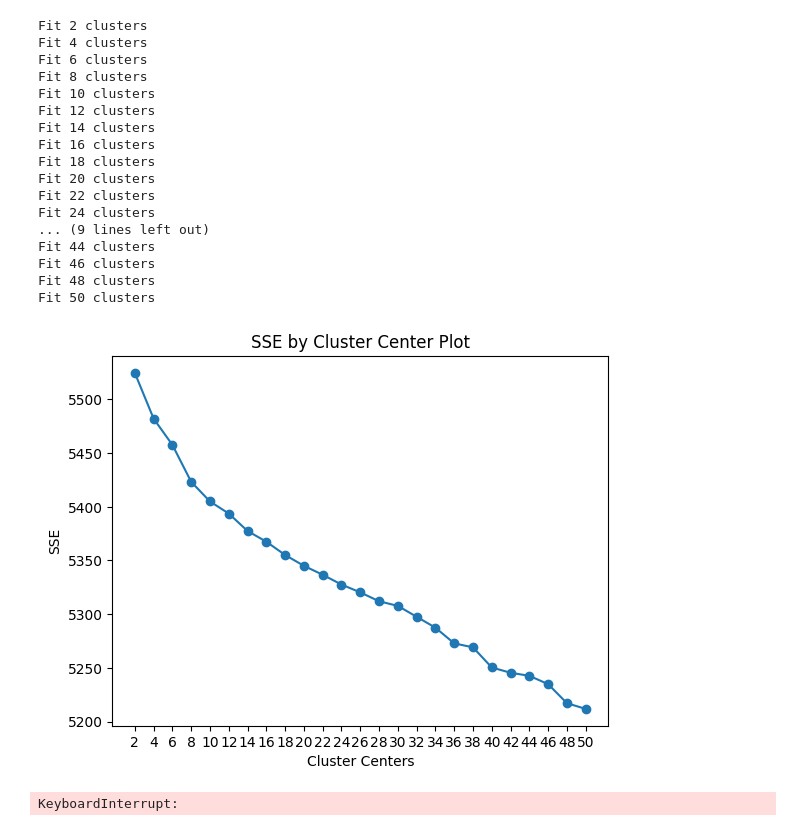
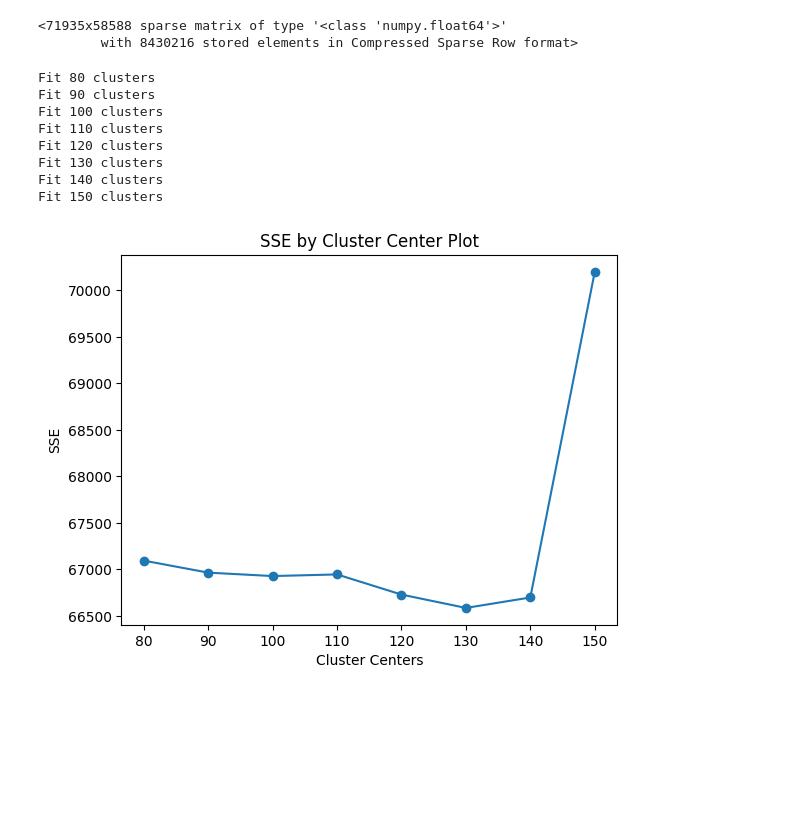
Before and after one commit to Lazlo420/Text_Matching-AnaWeb, a Jupyter notebook: Contenido/modelo.ipynb, the cells around one changed output. Drawn from its saved outputs; the diff is of its cells as text; code cells hidden in the pictures; blank space fills up the shorter version.

```diff
--- a/Contenido/modelo.ipynb
+++ b/Contenido/modelo.ipynb
@@ -41,0 +28,2 @@ test
+# %%
+concateado=pd.concat([df_comercio,df_correo],axis=0)
@@ -41,0 +32,3 @@ test
+# %%
+concateado['cuerpo'].fillna('', inplace=True)
+concateado.head()
@@ -42,48 +48,41 @@ test
 # %%
-from sklearn.feature_extraction.text import TfidfVectorizer
-from time import time
-
 tfidf = TfidfVectorizer(
     max_df=0.9,
     min_df=5,
 )
-tfidf.fit(test.cuerpo)
-text = tfidf.transform(test.cuerpo)
+tfidf.fit(concateado.cuerpo)
+text = tfidf.transform(concateado.cuerpo)
+# %%
+text
+# %% [output]
+<71935x58588 sparse matrix of type '<class 'numpy.float64'>'
+        with 8430216 stored elements in Compressed Sparse Row format>
 # %%
 def find_optimal_clusters(data, max_k):
-    iters = range(2, max_k+1, 2)
+    iters = range(80, max_k+1, 10)
 
     sse = []
     for k in iters:
         sse.append(MiniBatchKMeans(n_clusters=k, init_size=1024, batch_size=2048, random_state=20).fit(data).inertia_)
         print('Fit {} clusters'.format(k))
 
     f, ax = plt.subplots(1, 1)
     ax.plot(iters, sse, marker='o')
     ax.set_xlabel('Cluster Centers')
     ax.set_xticks(iters)
     ax.set_xticklabels(iters)
     ax.set_ylabel('SSE')
     ax.set_title('SSE by Cluster Center Plot')
 
-find_optimal_clusters(text, 50)
+find_optimal_clusters(text, 150)
 # %% [output]
-Fit 2 clusters
-Fit 4 clusters
-Fit 6 clusters
-Fit 8 clusters
-Fit 10 clusters
-Fit 12 clusters
-Fit 14 clusters
-Fit 16 clusters
-Fit 18 clusters
-Fit 20 clusters
-Fit 22 clusters
-Fit 24 clusters
-... (9 lines left out)
-Fit 44 clusters
-Fit 46 clusters
-Fit 48 clusters
-Fit 50 clusters
+Fit 80 clusters
+Fit 90 clusters
+Fit 100 clusters
+Fit 110 clusters
+Fit 120 clusters
+Fit 130 clusters
+Fit 140 clusters
+Fit 150 clusters
-[figure, old version]
+[figure, new version]
 # %%
@@ -91,26 +90 @@ n=10
 clusters = MiniBatchKMeans(n_clusters=n, init_size=1024, batch_size=2048, random_state=20).fit_predict(text)
-# %%
-import pandas as pd
-from sklearn.feature_extraction.text import TfidfVectorizer
-from sklearn.cluster import MiniBatchKMeans
-from sklearn.manifold import TSNE
-import plotly.express as px
-
-# Paso 3: Reducción de dimensionalidad t-SNE a 2D
-tsne = TSNE(n_components=2, random_state=42, perplexity=30, n_iter=1000)
-tsne_results = tsne.fit_transform(tfidf_matrix.toarray())
-
-# Convertir a DataFrame para facilitar la manipulación
-tsne_df = pd.DataFrame(tsne_results, columns=['tsne1', 'tsne2'])
-tsne_df['cluster'] = clusters
-
-# Agregar los atributos adicionales que deseas mostrar al pasar el cursor
-tsne_df['Atributo1'] = ['valor1'] * len(tsne_df)
-tsne_df['Atributo2'] = ['valor2'] * len(tsne_df)
-
-# Paso 4: Crear el gráfico interactivo con Plotly Express
-fig = px.scatter(tsne_df, x='tsne1', y='tsne2', color='cluster', hover_data=['Atributo1', 'Atributo2'])
-fig.update_layout(title='Visualización t-SNE de los clusters TF-IDF')
-fig.show()
-# %% [output]
-KeyboardInterrupt:
```
Also changed, not shown: parts of 16 cells of this notebook, 5 other files.
